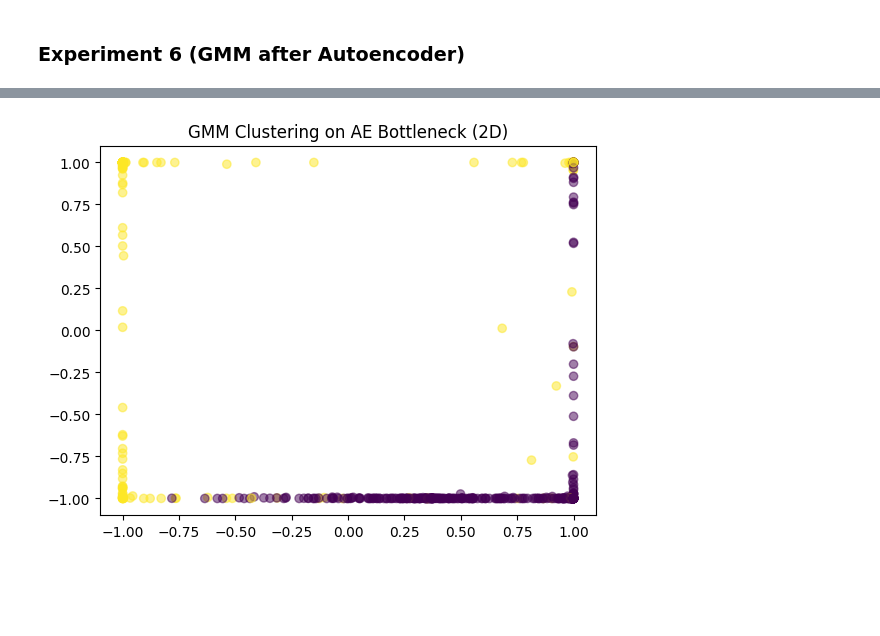
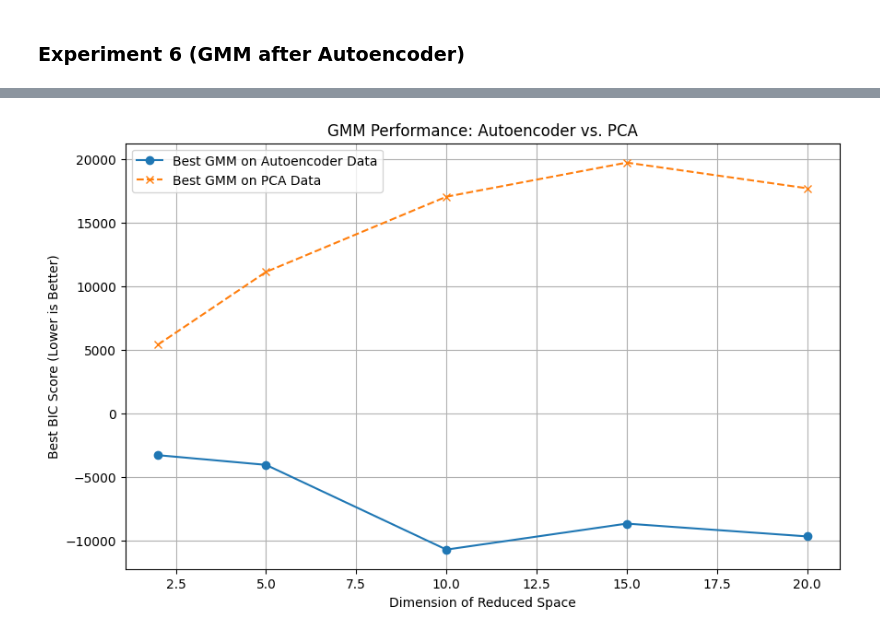
Before and after one commit to RofaeelWagdy/ML-Assignment-4, a Jupyter notebook: Main.ipynb, the cells around one changed output, grey strips where cells are left out. Drawn from its saved outputs; the diff is of its cells as text; code cells hidden in the pictures; blank space fills up the shorter version.

Commit message:
added missing implementaion of the experiments

```diff
--- a/Main.ipynb
+++ b/Main.ipynb
@@ -208,14 +503,72 @@ dtype: object
 ### Experiment 6 (GMM after Autoencoder)
 # %%
 np.random.seed(42)
-print("Experiment 6: GMM after Autoencoder")
-gmm_ae = GMM(n_components=2, cov_type='full')
-gmm_ae.fit(X_reduced)
+print("--- Experiment 6: GMM after Autoencoder ---")
 
-print(f"AE Reduced Data - BIC: {gmm_ae.bic:.2f}, AIC: {gmm_ae.aic:.2f}")
+# Define parameter ranges from previous experiments
+dims = [2, 5, 10, 15, 20]
+cov_types = ['spherical', 'tied', 'diag', 'full']
+n_components_range = range(1, 11)
 
-# Optional: Visualize the AE separation
-plt.scatter(X_reduced[:, 0], X_reduced[:, 1], c=df['diagnosis'].map({'M':1, 'B':0}), alpha=0.5)
-plt.title("GMM Clustering on AE Bottleneck (2D)")
+# Store results
+results_ae_gmm = []
+
+# Helper function to build AE architecture
+def build_layers(bottleneck):
+    encoder_layers = np.linspace(input_dim, bottleneck, 4, dtype=int)
+    decoder_layers = np.linspace(bottleneck, input_dim, 4, dtype=int)[1:]
+    return np.concatenate([encoder_layers, decoder_layers])
+
+activations = ['relu', 'relu', 'tanh', 'relu', 'relu', 'sigmoid']
+
+# Iterate over bottleneck dimensions
+for dim in dims:
+    print(f"\n--- Testing Autoencoder with {dim} dimensions ---")
+
+    # 1. Build and train the Autoencoder
+    layers = build_layers(dim)
+    ae_model = Autoencoder(layers, activations, lr=0.01, l2_reg=0.001)
+    ae_model.train(X, epochs=100)
+    X_reduced_ae = ae_model.get_bottleneck(X)
+
+    # 2. Find the best GMM for the AE-reduced data
+    best_bic_for_dim = np.inf
+
+    for cov_type in cov_types:
+        for n_components in n_components_range:
+            gmm = GMM(n_components=n_components, cov_type=cov_type)
+            gmm.fit(X_reduced_ae)
+            if gmm.bic < best_bic_for_dim:
+                best_bic_for_dim = gmm.bic
+
+    print(f"  Best BIC for AE-reduced data (dim={dim}): {best_bic_for_dim:.2f}")
+    results_ae_gmm.append({'dim': dim, 'bic': best_bic_for_dim})
+
+# --- Comparison with PCA-GMM results ---
+
+# Create DataFrames from results
+ae_gmm_df = pd.DataFrame(results_ae_gmm)
+
+# Get the best BIC score for each dimension from the PCA-GMM experiment (Experiment 4)
+# The pivot_df from Exp 4 has dims as index and cov_types as columns. We want the minimum BIC in each row.
+best_pca_gmm_bic = pivot_df.min(axis=1).reset_index(name='bic')
+best_pca_gmm_bic = best_pca_gmm_bic.rename(columns={'pca_dim': 'dim'})
+
+
+# --- Plotting and Final Determination ---
+plt.figure(figsize=(10, 6))
+plt.plot(ae_gmm_df['dim'], ae_gmm_df['bic'], marker='o', label='Best GMM on Autoencoder Data')
+plt.plot(best_pca_gmm_bic['dim'], best_pca_gmm_bic['bic'], marker='x', linestyle='--', label='Best GMM on PCA Data')
+plt.xlabel("Dimension of Reduced Space")
+plt.ylabel("Best BIC Score (Lower is Better)")
+plt.title("GMM Performance: Autoencoder vs. PCA")
+plt.legend()
+plt.grid(True)
 plt.show()
+
+# --- Final Determination Table ---
+comparison_df = pd.merge(ae_gmm_df, best_pca_gmm_bic, on='dim', suffixes=('_AE', '_PCA'))
+comparison_df['winner'] = np.where(comparison_df['bic_AE'] < comparison_df['bic_PCA'], 'Autoencoder', 'PCA')
+print("\n--- Final Comparison: Best BIC Scores ---")
+print(comparison_df)
 # %% [output]
@@ -224 +591 @@ AE Reduced Data - BIC: 1275.65, AIC: 1227.86
-[figure, old version]
+[figure, new version]
```
Also changed, not shown: parts of 12 cells of this notebook.
